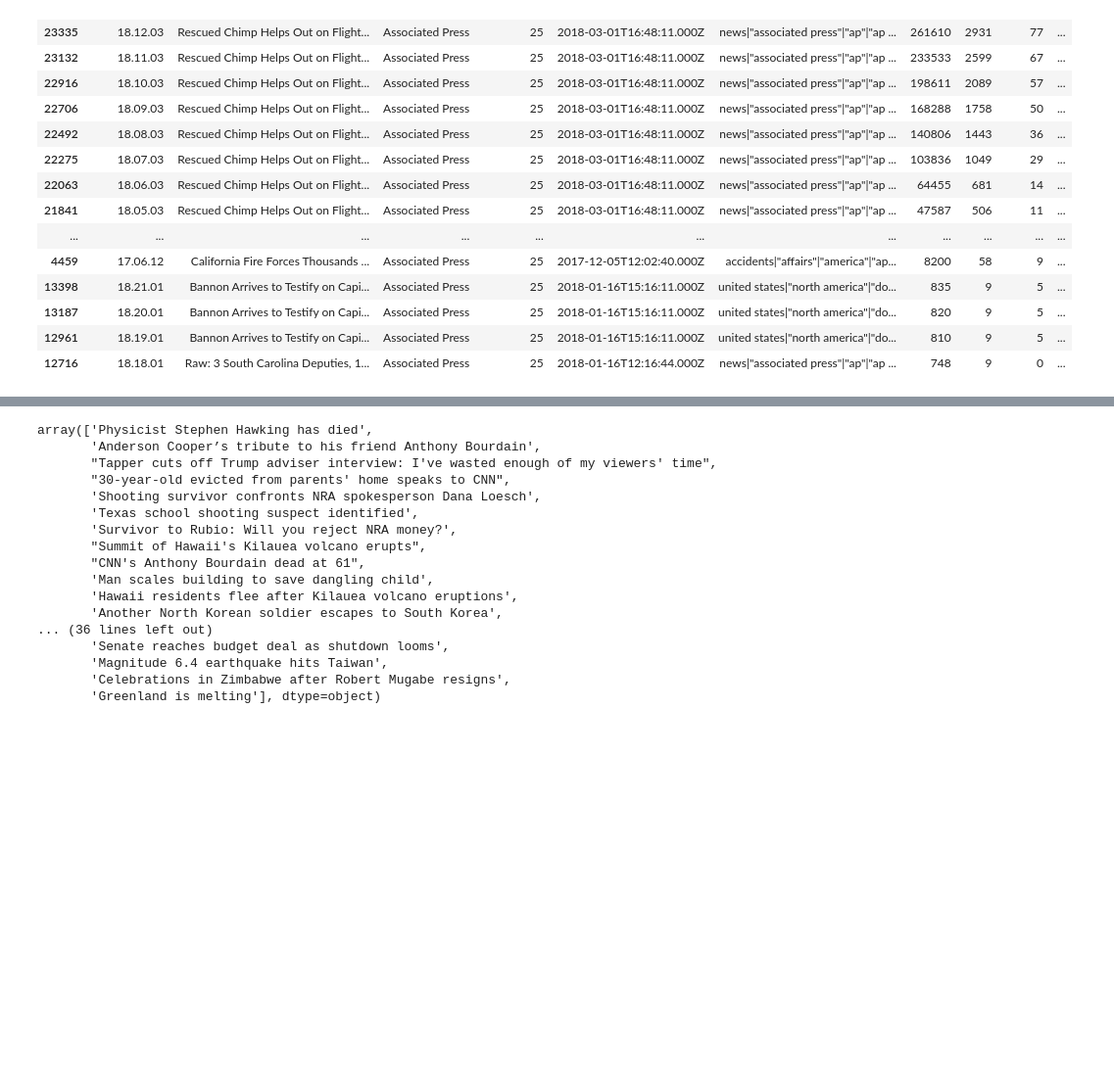
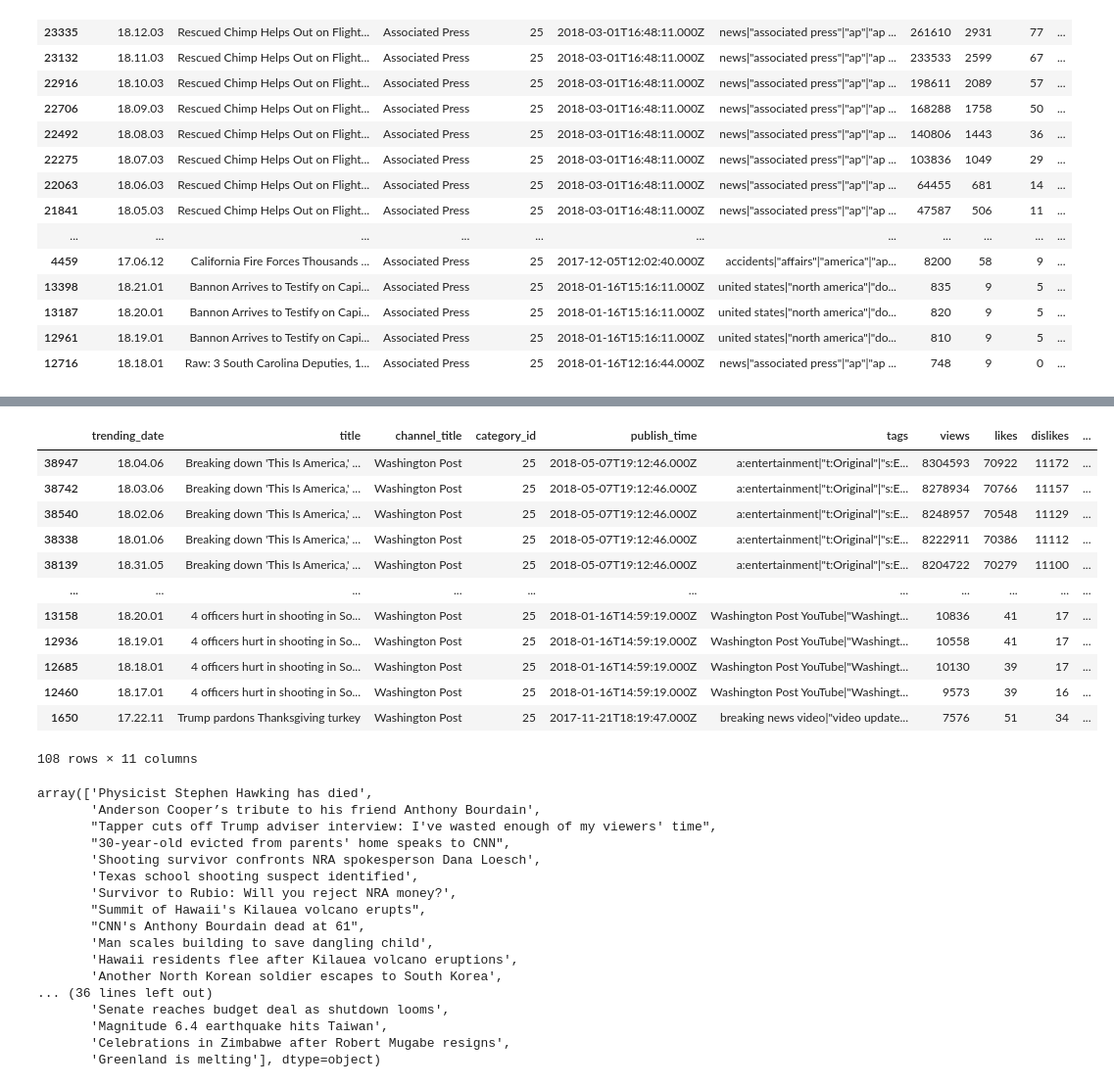
Before and after one commit to jeosqueri/project_2, a Jupyter notebook: USVideosCleaning.ipynb, the cells around one changed output, grey strips where cells are left out. Shown at 98% size. Saved outputs shown, nothing was run; the diff lists cells and outputs as text; code cells hidden in the pictures; blank space fills up the shorter version.

```diff
--- a/USVideosCleaning.ipynb
+++ b/USVideosCleaning.ipynb
@@ -317,3 +317,20 @@ cnn_news
+# %%
+wp_news = politics_df.loc[politics_df['channel_title']=='Washington Post']
+wp_news
+# %% [output]
+|  | trending_date | title | channel_title | category_id | publish_time | tags | views | likes | dislikes | ... |
+| 38947 | 18.04.06 | Breaking down 'This Is America,' ... | Washington Post | 25 | 2018-05-07T19:12:46.000Z | a:entertainment|"t:Original"|"s:E... | 8304593 | 70922 | 11172 | ... |
+| 38742 | 18.03.06 | Breaking down 'This Is America,' ... | Washington Post | 25 | 2018-05-07T19:12:46.000Z | a:entertainment|"t:Original"|"s:E... | 8278934 | 70766 | 11157 | ... |
+| 38540 | 18.02.06 | Breaking down 'This Is America,' ... | Washington Post | 25 | 2018-05-07T19:12:46.000Z | a:entertainment|"t:Original"|"s:E... | 8248957 | 70548 | 11129 | ... |
+| 38338 | 18.01.06 | Breaking down 'This Is America,' ... | Washington Post | 25 | 2018-05-07T19:12:46.000Z | a:entertainment|"t:Original"|"s:E... | 8222911 | 70386 | 11112 | ... |
+| 38139 | 18.31.05 | Breaking down 'This Is America,' ... | Washington Post | 25 | 2018-05-07T19:12:46.000Z | a:entertainment|"t:Original"|"s:E... | 8204722 | 70279 | 11100 | ... |
+| ... | ... | ... | ... | ... | ... | ... | ... | ... | ... | ... |
+| 13158 | 18.20.01 | 4 officers hurt in shooting in So... | Washington Post | 25 | 2018-01-16T14:59:19.000Z | Washington Post YouTube|"Washingt... | 10836 | 41 | 17 | ... |
+| 12936 | 18.19.01 | 4 officers hurt in shooting in So... | Washington Post | 25 | 2018-01-16T14:59:19.000Z | Washington Post YouTube|"Washingt... | 10558 | 41 | 17 | ... |
+| 12685 | 18.18.01 | 4 officers hurt in shooting in So... | Washington Post | 25 | 2018-01-16T14:59:19.000Z | Washington Post YouTube|"Washingt... | 10130 | 39 | 17 | ... |
+| 12460 | 18.17.01 | 4 officers hurt in shooting in So... | Washington Post | 25 | 2018-01-16T14:59:19.000Z | Washington Post YouTube|"Washingt... | 9573 | 39 | 16 | ... |
+| 1650 | 17.22.11 | Trump pardons Thanksgiving turkey | Washington Post | 25 | 2017-11-21T18:19:47.000Z | breaking news video|"video update... | 7576 | 51 | 34 | ... |
+108 rows × 11 columns
 # %%
 cnn_top = cnn_news['title'].unique()
 cnn_top
```
Also changed, not shown: parts of 3 cells of this notebook, 8 other files.
